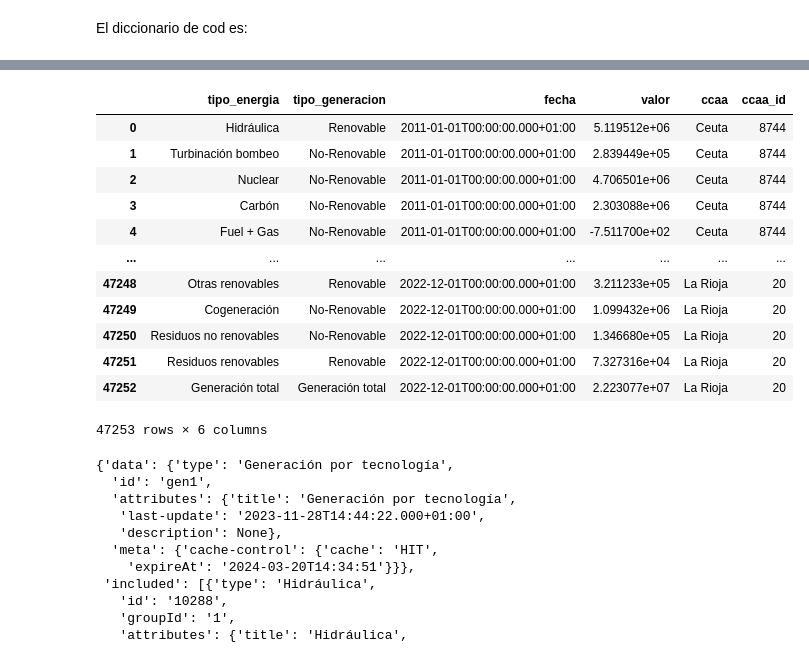
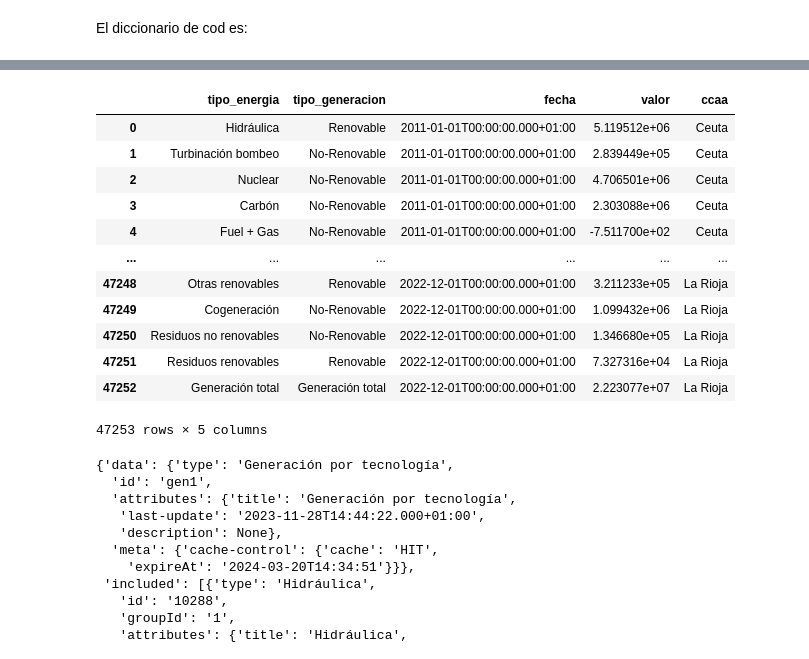
Before and after one commit to inesaag/promoG-modulo2-sprint1-pairprogramming-INES_KARINE, a Jupyter notebook: Pair-programmin-API's.ipynb, the cells around one changed output, grey strips where cells are left out. Drawn from its saved outputs; the diff is of its cells as text; code cells hidden in the pictures.

```diff
--- a/Pair-programmin-API's.ipynb
+++ b/Pair-programmin-API's.ipynb
@@ -271,7 +265,7 @@ cod_comunidades = {'Ceuta': 8744,
                     'La Rioja': 20}
 # %%
 # Diccionario para almacenar los datos de energía por comunidad autónoma
-diccionario_comunidades = {'tipo_energia': [], 'tipo_generacion': [], 'fecha': [], 'valor': [], 'ccaa': [], 'ccaa_id': []}
+diccionario_comunidades = {'tipo_energia': [], 'tipo_generacion': [], 'fecha': [], 'valor': [], 'ccaa': []}
 
 for comunidad, ccaa_id in cod_comunidades.items():
     for anio in range(2011, 2023):
@@ -297,7 +291,7 @@ for comunidad, ccaa_id in cod_comunidades.items():
                     diccionario_comunidades['fecha'].append(fecha)
                     diccionario_comunidades['valor'].append(valor)
                     diccionario_comunidades['ccaa'].append(comunidad)
-                    diccionario_comunidades['ccaa_id'].append(ccaa_id)
+                    # diccionario_comunidades['ccaa_id'].append(ccaa_id)
 
  # Convertimos el diccionario de comunidades autónomas en un DataFrame
 df_energia_comunidades = consultar_datos(diccionario_comunidades)
@@ -328,17 +322,17 @@ df_energia_comunidades
 --------------------------------------
-|  | tipo_energia | tipo_generacion | fecha | valor | ccaa | ccaa_id |
-| 0 | Hidráulica | Renovable | 2011-01-01T00:00:00.000+01:00 | 5.119512e+06 | Ceuta | 8744 |
-| 1 | Turbinación bombeo | No-Renovable | 2011-01-01T00:00:00.000+01:00 | 2.839449e+05 | Ceuta | 8744 |
-| 2 | Nuclear | No-Renovable | 2011-01-01T00:00:00.000+01:00 | 4.706501e+06 | Ceuta | 8744 |
-| 3 | Carbón | No-Renovable | 2011-01-01T00:00:00.000+01:00 | 2.303088e+06 | Ceuta | 8744 |
-| 4 | Fuel + Gas | No-Renovable | 2011-01-01T00:00:00.000+01:00 | -7.511700e+02 | Ceuta | 8744 |
-| ... | ... | ... | ... | ... | ... | ... |
-| 47248 | Otras renovables | Renovable | 2022-12-01T00:00:00.000+01:00 | 3.211233e+05 | La Rioja | 20 |
-| 47249 | Cogeneración | No-Renovable | 2022-12-01T00:00:00.000+01:00 | 1.099432e+06 | La Rioja | 20 |
-| 47250 | Residuos no renovables | No-Renovable | 2022-12-01T00:00:00.000+01:00 | 1.346680e+05 | La Rioja | 20 |
-| 47251 | Residuos renovables | Renovable | 2022-12-01T00:00:00.000+01:00 | 7.327316e+04 | La Rioja | 20 |
-| 47252 | Generación total | Generación total | 2022-12-01T00:00:00.000+01:00 | 2.223077e+07 | La Rioja | 20 |
+|  | tipo_energia | tipo_generacion | fecha | valor | ccaa |
+| 0 | Hidráulica | Renovable | 2011-01-01T00:00:00.000+01:00 | 5.119512e+06 | Ceuta |
+| 1 | Turbinación bombeo | No-Renovable | 2011-01-01T00:00:00.000+01:00 | 2.839449e+05 | Ceuta |
+| 2 | Nuclear | No-Renovable | 2011-01-01T00:00:00.000+01:00 | 4.706501e+06 | Ceuta |
+| 3 | Carbón | No-Renovable | 2011-01-01T00:00:00.000+01:00 | 2.303088e+06 | Ceuta |
+| 4 | Fuel + Gas | No-Renovable | 2011-01-01T00:00:00.000+01:00 | -7.511700e+02 | Ceuta |
+| ... | ... | ... | ... | ... | ... |
+| 47248 | Otras renovables | Renovable | 2022-12-01T00:00:00.000+01:00 | 3.211233e+05 | La Rioja |
+| 47249 | Cogeneración | No-Renovable | 2022-12-01T00:00:00.000+01:00 | 1.099432e+06 | La Rioja |
+| 47250 | Residuos no renovables | No-Renovable | 2022-12-01T00:00:00.000+01:00 | 1.346680e+05 | La Rioja |
+| 47251 | Residuos renovables | Renovable | 2022-12-01T00:00:00.000+01:00 | 7.327316e+04 | La Rioja |
+| 47252 | Generación total | Generación total | 2022-12-01T00:00:00.000+01:00 | 2.223077e+07 | La Rioja |
-47253 rows × 6 columns
+47253 rows × 5 columns
 # %%
 energia_comunidades
 # %% [output]
```
Also changed, not shown: parts of 3 cells of this notebook.
